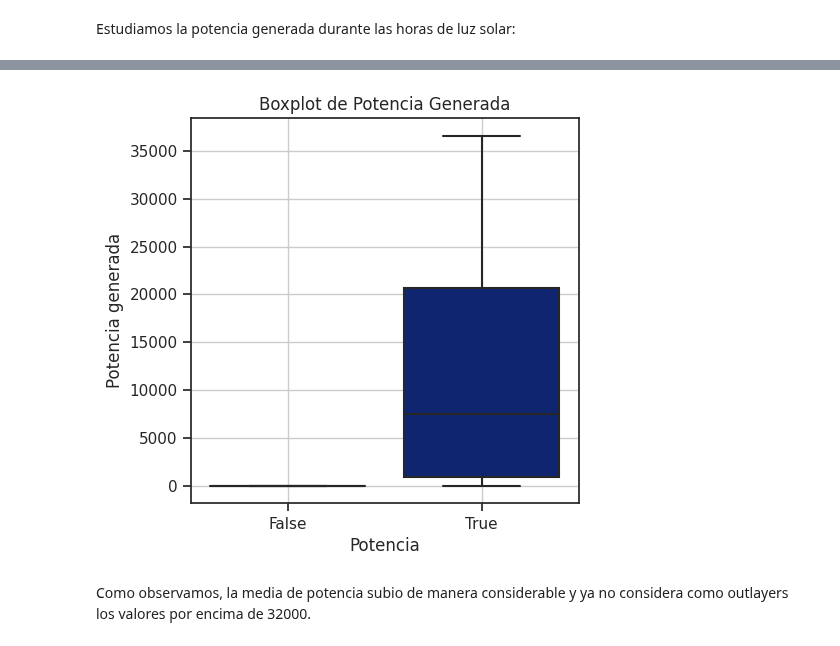
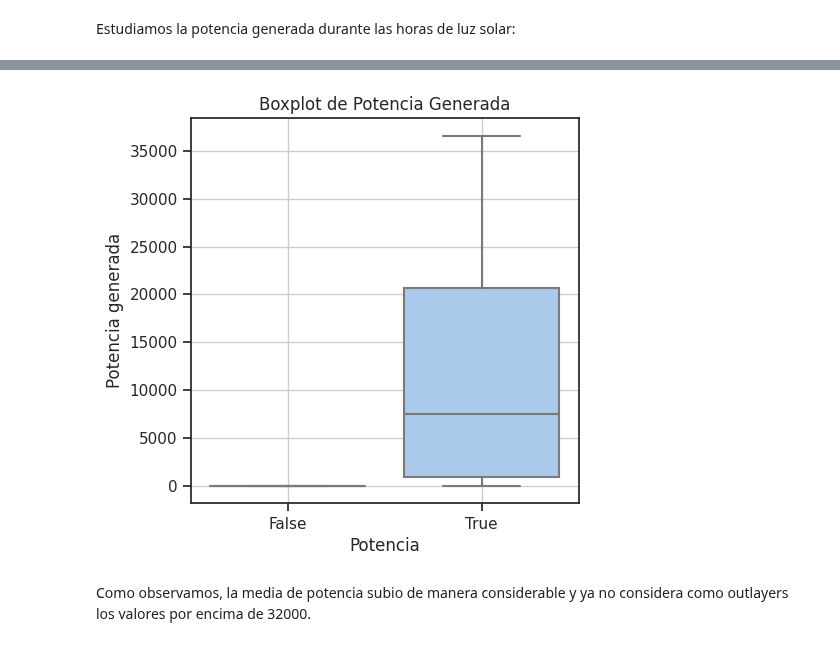
Before and after one commit to FernandoEzequiel/Coder, a Jupyter notebook: notebook/Entregas Coder/Visualizaciones_GarciaGonzalez.ipynb, the cells around one changed output, grey strips where cells are left out. Cells and saved outputs as stored; diff of their text form; code cells hidden in the pictures.

```diff
--- a/notebook/Entregas Coder/Visualizaciones_GarciaGonzalez.ipynb
+++ b/notebook/Entregas Coder/Visualizaciones_GarciaGonzalez.ipynb
@@ -173,13 +178,14 @@ Al quitar los datos registrados durante las horas en donde no hay luz solar, con
 Estudiamos la potencia generada durante las horas de luz solar:
 # %%
 # estudiamos la distribución de la potencia generada
-
-sns.set_theme(style="ticks", palette="dark")
-plt.figure(figsize=(5,5)) #defino el tamaño del grafico
-sns.displot(x = 'power_gen', data = df_DataSet2_dia, color ='b' )
-plt.xlabel('Potencia')
-plt.ylabel('Cantidad de Muestras')
-plt.title('Histograma de Potencia Generada')
-plt.grid(True)
+fig, ax = plt.subplots(figsize=(5,5)) #defino el tamaño del grafico
+sns.set_theme(style="ticks", palette="pastel")
+#sns.displot(x = 'power_gen', data = df_DataSet2_dia)
+sns.histplot(x = 'power_gen', data = df_DataSet2_dia, ax=ax)
+ax.set_title('Histograma de Potencia Generada')
+ax.set_xlabel('Potencia')
+ax.set_ylabel('Cantidad de Muestras')
+ax.grid(True)
 plt.show()
+fig.savefig('../Entregas Coder/Figuras/02_sn_Hist_Pot.png')
 # %% [output]
@@ -188,14 +193,15 @@ plt.show()
 # %%
-sns.set_theme(style="ticks", palette="dark")
-plt.figure(figsize=(5,5)) #defino el tamaño del grafico
-sns.boxplot(y = 'power_gen', x = 'is_daylight', data = df_DataSet2, color = 'b')
-plt.xlabel('Potencia')
-plt.ylabel('Potencia generada')
-plt.title('Boxplot de Potencia Generada')
-plt.grid(True)
+sns.set_theme(style="ticks", palette="pastel")
+fig, ax = plt.subplots(figsize=(5,5)) #defino el tamaño del grafico
+sns.boxplot(y = 'power_gen', x = 'is_daylight', data = df_DataSet2, color = 'b', ax=ax)
+ax.set_xlabel('Potencia')
+ax.set_ylabel('Potencia generada')
+ax.set_title('Boxplot de Potencia Generada')
+ax.grid(True)
 plt.show()
+fig.savefig('../Entregas Coder/Figuras/03_sn_BoxPlot_Pot.png')
 # %% [output]
-[figure, old version]
+[figure, new version]
 # %% [markdown]
 Como observamos, la media de potencia subio de manera considerable y ya no considera como outlayers los valores por encima de 32000.
 # %%
```
Also changed, not shown: parts of 12 cells of this notebook, 9 other files.
